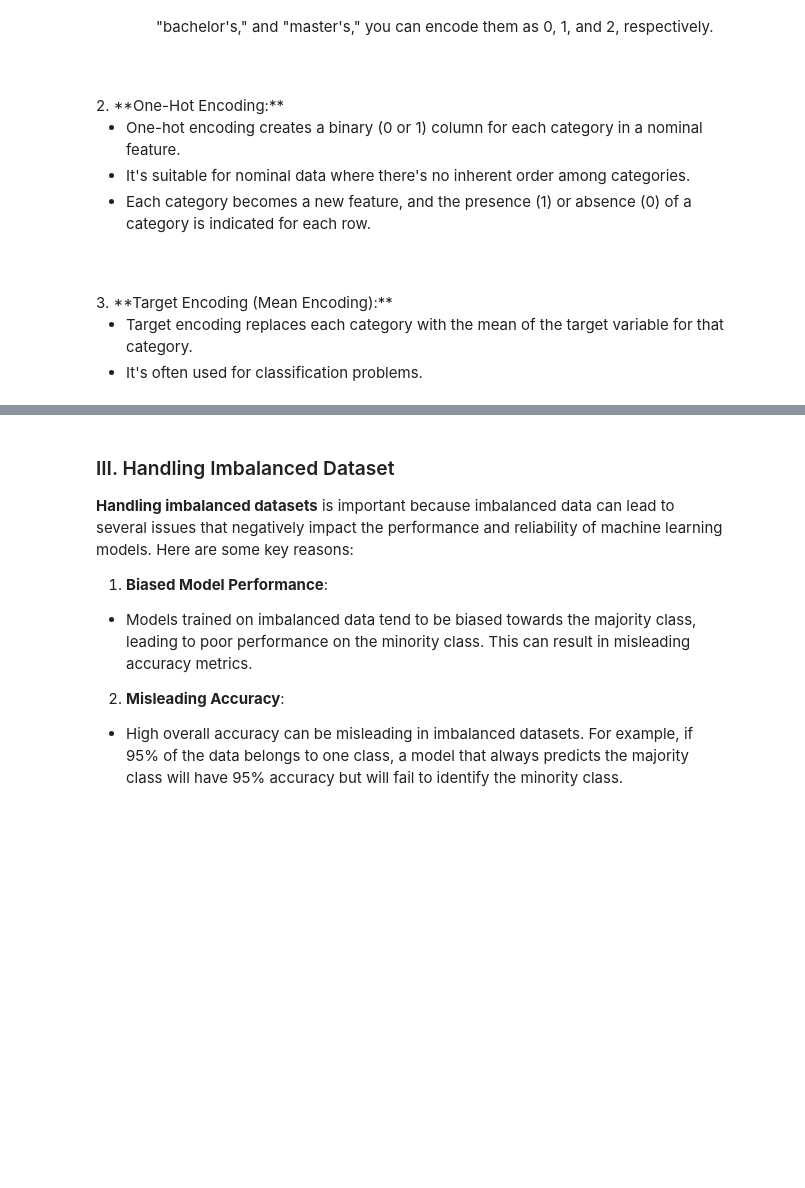
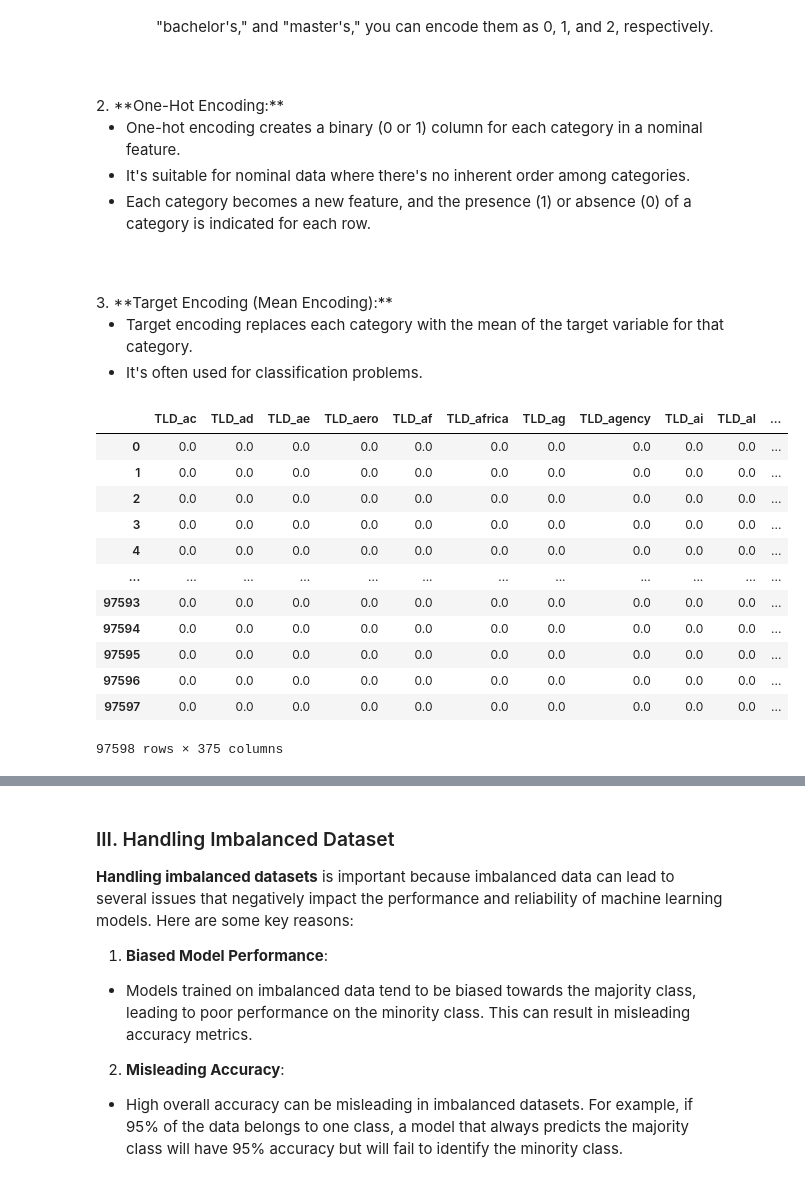
Before and after one commit to MickyV18/Tubes2-DAI, a Jupyter notebook: IF3070_DAI___Tugas_Besar_2_Notebook_Template___Utama.ipynb, the cells around one changed output, grey strips where cells are left out. Drawn from its saved outputs; the diff is of its cells as text; code cells hidden in the pictures; blank space fills up the shorter version.

```diff
--- a/IF3070_DAI___Tugas_Besar_2_Notebook_Template___Utama.ipynb
+++ b/IF3070_DAI___Tugas_Besar_2_Notebook_Template___Utama.ipynb
@@ -409,0 +408,17 @@ There are several common methods for encoding categorical data:
+# %%
+# Write your code here
+# Write your code here
+from sklearn.preprocessing import OneHotEncoder
+import pandas as pd
+
+# Inisialisasi OneHotEncoder
+# The sparse argument is deprecated in newer versions.
+# It's now implicitly handled based on other settings.
+# You can remove it safely.
+encoder = OneHotEncoder(sparse_output=False, handle_unknown='ignore') # If you need to handle_unknown values
+
+# Terapkan OneHotEncoder ke kolom data kategorikal
+encoded_data = encoder.fit_transform(df[['TLD']])
+
+# Convert hasil encoding ke DataFrame
+encoded_df1 = pd.DataFrame(encoded_data, columns=encoder.get_feature_names_out(['TLD']))
@@ -409,0 +441,16 @@ There are several common methods for encoding categorical data:
+# %%
+encoded_df1
+# %% [output]
+|  | TLD_ac | TLD_ad | TLD_ae | TLD_aero | TLD_af | TLD_africa | TLD_ag | TLD_agency | TLD_ai | TLD_al | ... |
+| 0 | 0.0 | 0.0 | 0.0 | 0.0 | 0.0 | 0.0 | 0.0 | 0.0 | 0.0 | 0.0 | ... |
+| 1 | 0.0 | 0.0 | 0.0 | 0.0 | 0.0 | 0.0 | 0.0 | 0.0 | 0.0 | 0.0 | ... |
+| 2 | 0.0 | 0.0 | 0.0 | 0.0 | 0.0 | 0.0 | 0.0 | 0.0 | 0.0 | 0.0 | ... |
+| 3 | 0.0 | 0.0 | 0.0 | 0.0 | 0.0 | 0.0 | 0.0 | 0.0 | 0.0 | 0.0 | ... |
+| 4 | 0.0 | 0.0 | 0.0 | 0.0 | 0.0 | 0.0 | 0.0 | 0.0 | 0.0 | 0.0 | ... |
+| ... | ... | ... | ... | ... | ... | ... | ... | ... | ... | ... | ... |
+| 97593 | 0.0 | 0.0 | 0.0 | 0.0 | 0.0 | 0.0 | 0.0 | 0.0 | 0.0 | 0.0 | ... |
+| 97594 | 0.0 | 0.0 | 0.0 | 0.0 | 0.0 | 0.0 | 0.0 | 0.0 | 0.0 | 0.0 | ... |
+| 97595 | 0.0 | 0.0 | 0.0 | 0.0 | 0.0 | 0.0 | 0.0 | 0.0 | 0.0 | 0.0 | ... |
+| 97596 | 0.0 | 0.0 | 0.0 | 0.0 | 0.0 | 0.0 | 0.0 | 0.0 | 0.0 | 0.0 | ... |
+| 97597 | 0.0 | 0.0 | 0.0 | 0.0 | 0.0 | 0.0 | 0.0 | 0.0 | 0.0 | 0.0 | ... |
+97598 rows × 375 columns
```
Also changed, not shown: parts of 3 cells of this notebook.
